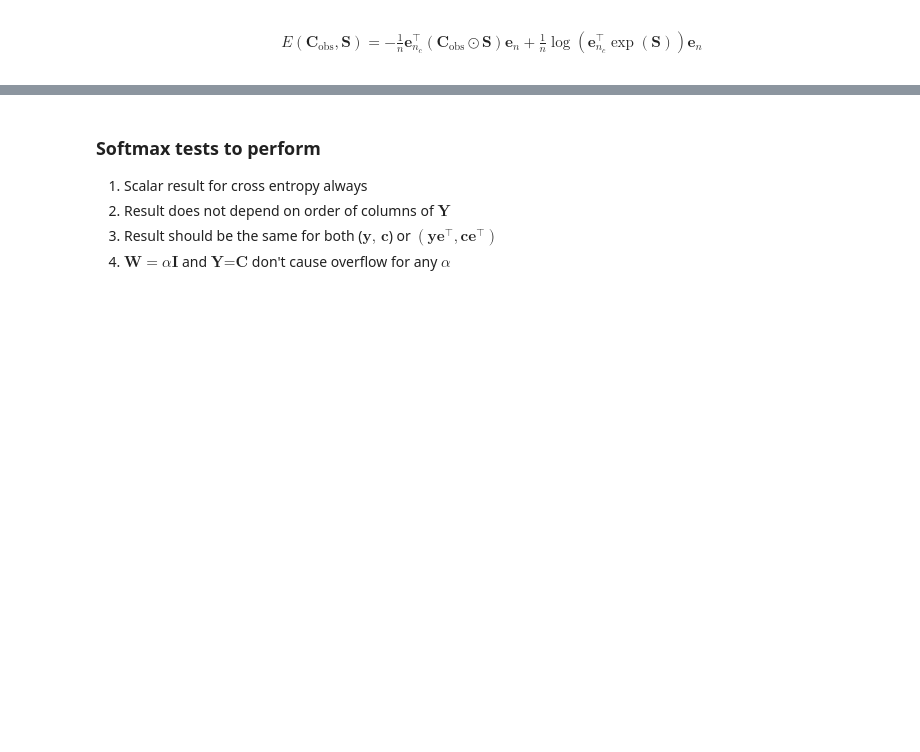
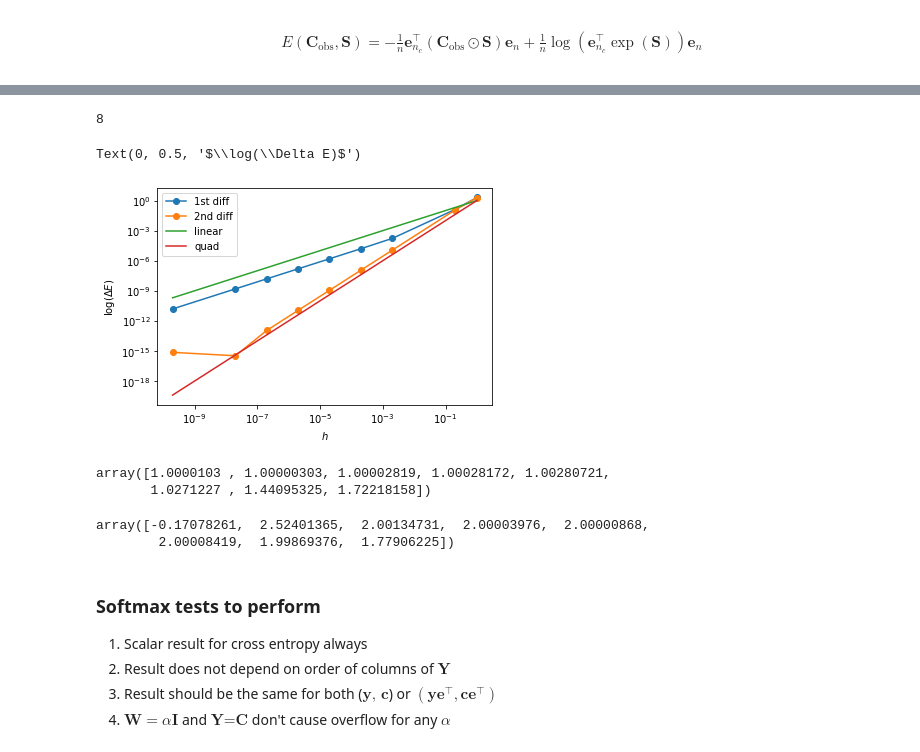
Before and after one commit to tXiao95/py_experiments, a Jupyter notebook: SoftmaxFunction.ipynb, the cells around one changed output, grey strips where cells are left out. Saved outputs shown, nothing was run; the diff lists cells and outputs as text; code cells hidden in the pictures; blank space fills up the shorter version.

Commit message:
derivative test

```diff
--- a/SoftmaxFunction.ipynb
+++ b/SoftmaxFunction.ipynb
@@ -30,7 +31,7 @@ def softmaxFun(W, Y, C):
         C -- the labels, (n_c x n)
 
     Returns:
-        E -- the cross entropy for estimate W
+        E -- the cross entropy for weights W
         dE -- the gradient as a vector of length (n_c * n_f)
         d2E -- a function with one input that computes a MVP with the Hessian
     """
@@ -48,18 +49,21 @@ def softmaxFun(W, Y, C):
     # Cross-entropy calculation
     def cross_entropy(W):
         S = W @ Y
+        # Prevent overflow and underflow
         s = np.max(S, axis=0)
         S = S - s
         return -(1/n) * (unit_nc.T @ np.multiply(C, S) @ unit_n) + (1/n) * np.log(unit_nc.T @ np.exp(S)) @ unit_n
 
-    # Gradient and Hessian-vector product function
+    # Gradient using auto-differentiation
     def gradient(W):
         g = autograd.grad(cross_entropy)
         return np.reshape(g(W), newshape = (n_c*n_f, 1), order = "C")
 
-    # Hessian-vector product
+    # Make sure entropy is scalar and not (1 x 1) matrix
     E = np.asscalar(cross_entropy(W_mat))
     dE = gradient(W_mat)
+
+    # Hessian-vector product using useful identity
     def d2E(v):
         return autograd.grad(np.vdot(gradient, v))
 
@@ -99,0 +81,13 @@ def derivativeTest(f, f_grad, w, d):
+# %%
+# Set up necessary variables, W, Y, C, D, h
+n = 500
+n_c = 6
+n_f = 10
+Y = np.random.normal(0,1,(n_f, n))
+W = np.ones((n_c * n_f, 1))
+D = np.random.normal(0,1,(n_c * n_f, 1))
+A = np.random.normal(0,1,(n_c, n))
+C = np.zeros((n_c, n))
+for j in range(A.shape[1]):
+    i = np.argmax(C[:,j])
+    C[i,j] = 1
@@ -100,3 +135,33 @@ def derivativeTest(f, f_grad, w, d):
+# %%
+h = np.array([2e-10, 2e-8, 2e-7, 2e-6, 2e-5, 2e-4, 2e-3, 2e-1, 1])
+d1, d2 = derivativeTest(f, f_grad, h, W, D, Y=Y, C=C)
+# %%
+np.sum(h < 1)
+# %% [output]
+8
+# %%
+plt.plot(h, abs(d1), marker="o", label="1st diff")
+plt.plot(h, abs(d2), marker="o", label="2nd diff")
+plt.plot(h, h, label="linear")
+plt.plot(h, h**2, label="quad")
+plt.legend()
+plt.xscale("log")
+plt.yscale("log")
+plt.xlabel("$h$")
+plt.ylabel("$\log(\Delta E)$")
+# %% [output]
+Text(0, 0.5, '$\\log(\\Delta E)$')
+[figure, added]
+# %%
+np.diff(np.log(d1)) / np.diff(np.log(h))
+# %% [output]
+array([1.0000103 , 1.00000303, 1.00002819, 1.00028172, 1.00280721,
+       1.0271227 , 1.44095325, 1.72218158])
+# %%
+np.diff(np.log(d2)) / np.diff(np.log(h))
+# %% [output]
+array([-0.17078261,  2.52401365,  2.00134731,  2.00003976,  2.00000868,
+        2.00008419,  1.99869376,  1.77906225])
 # %% [markdown]
 ### Softmax tests to perform
 1. Scalar result for cross entropy always
```
Also changed, not shown: parts of 7 cells of this notebook.
